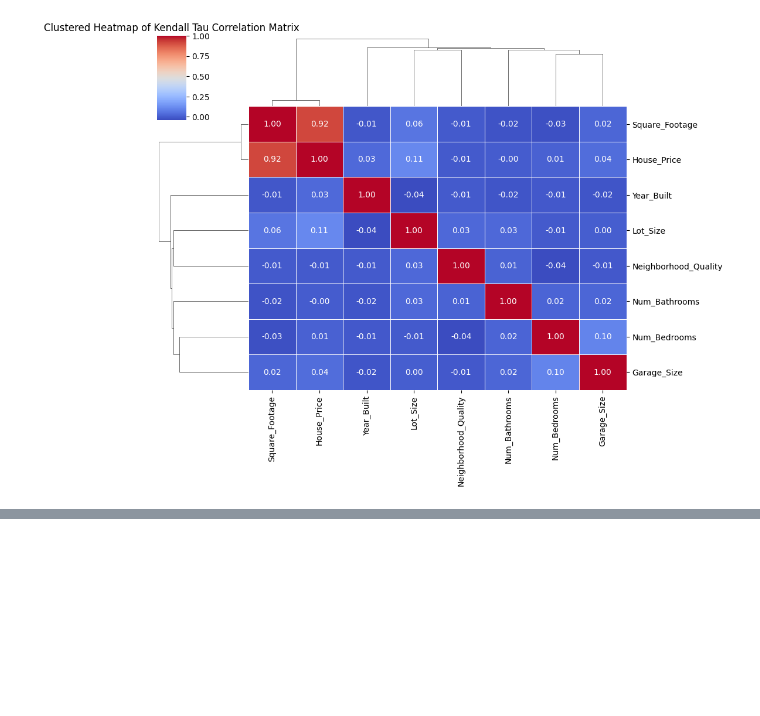
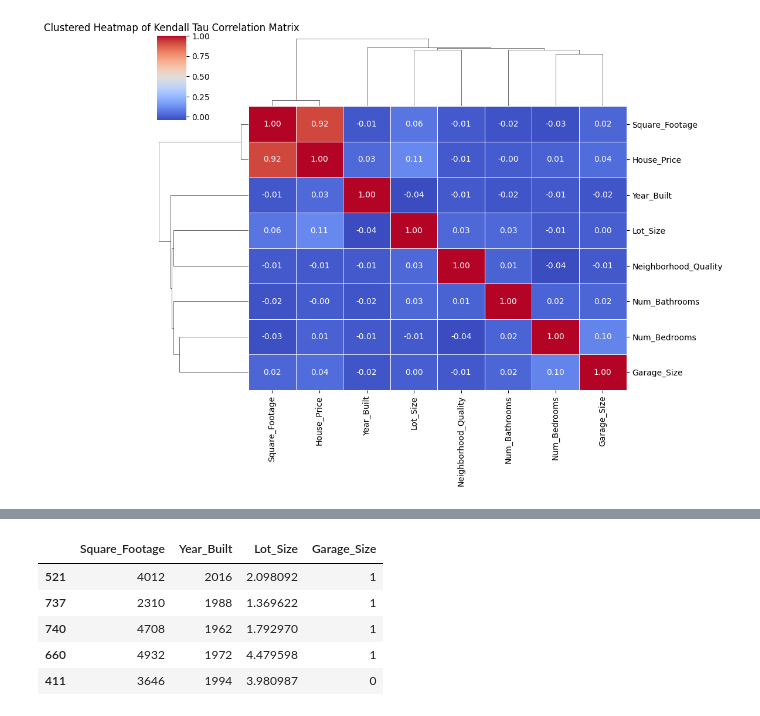
Before and after one commit to ronaldborja/house_price_prediction_api, a Jupyter notebook: eda_and_train.ipynb, the cells around one changed output, grey strips where cells are left out. Cells and saved outputs as stored; diff of their text form; code cells hidden in the pictures; blank space fills up the shorter version.

Commit message:
model_training

```diff
--- a/eda_and_train.ipynb
+++ b/eda_and_train.ipynb
@@ -230,0 +326,10 @@ plt.show()
+# %%
+# Split our dataset
+np.random.seed(42)
+data_project = data.drop(columns=['Num_Bedrooms', 'Num_Bathrooms', 'Neighborhood_Quality'])
+data_project
+
+X = data_project.drop("House_Price", axis=1).values
+y = data_project["House_Price"].values
+
+X.shape, y.shape
@@ -230,0 +338,4 @@ plt.show()
+# %%
+from sklearn.model_selection import train_test_split
+
+X_train, X_test, y_train, y_test = train_test_split(X, y, test_size=0.2, random_state=42)
@@ -230,0 +367,9 @@ plt.show()
+# %%
+X_test.head()
+# %% [output]
+|  | Square_Footage | Year_Built | Lot_Size | Garage_Size |
+| 521 | 4012 | 2016 | 2.098092 | 1 |
+| 737 | 2310 | 1988 | 1.369622 | 1 |
+| 740 | 4708 | 1962 | 1.792970 | 1 |
+| 660 | 4932 | 1972 | 4.479598 | 1 |
+| 411 | 3646 | 1994 | 3.980987 | 0 |
```
Also changed, not shown: parts of 11 cells of this notebook.
